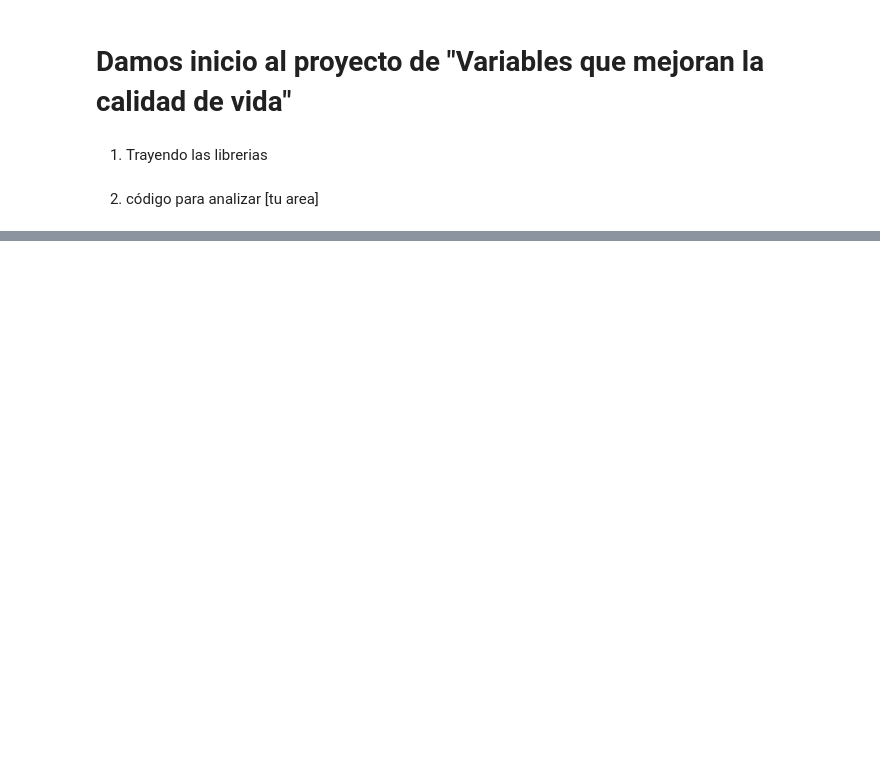
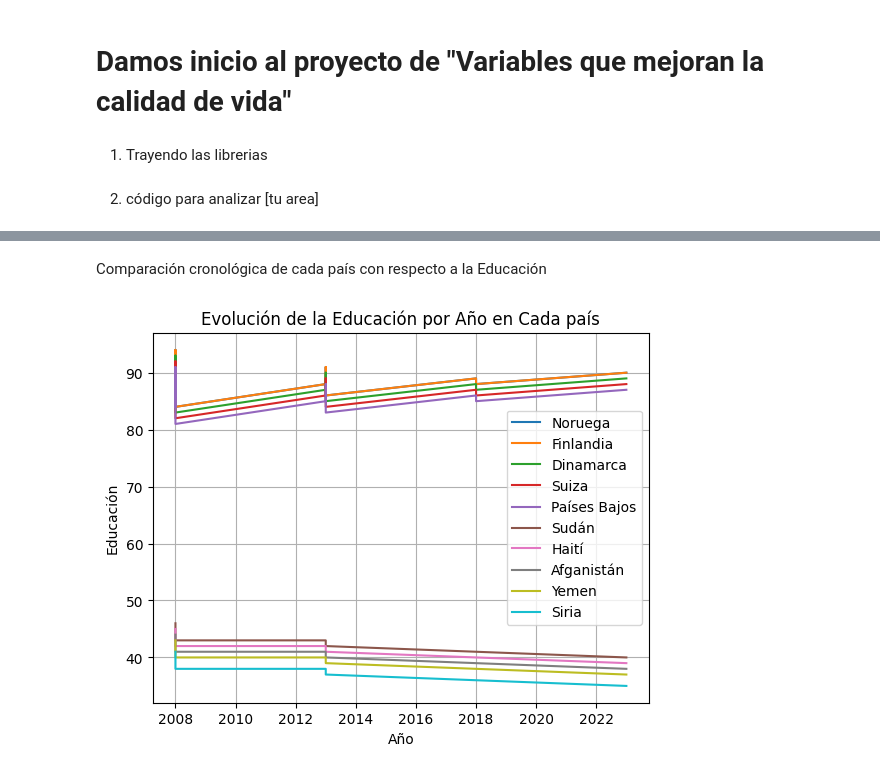
Before and after one commit to VzGabo/hallacas, a Jupyter notebook: proyecto/index.ipynb, the cells around one changed output, grey strips where cells are left out. Saved outputs shown, nothing was run; the diff lists cells and outputs as text; code cells hidden in the pictures; blank space fills up the shorter version.

```diff
--- a/proyecto/index.ipynb
+++ b/proyecto/index.ipynb
@@ -38,0 +79,39 @@ df.head() # Los 10 países a trabajar
+# %% [markdown]
+Comparación cronológica de cada país con respecto a la Educación
+# %%
+class Educación(Data):
+    def educacion_por_año(self):
+        data = self.read_data()
+        if data is None:
+            return None
+
+        # Lista de países a filtrar
+        paises = ['Noruega', 'Finlandia', 'Dinamarca', 'Suiza', 'Países Bajos',
+                  'Sudán', 'Haití', 'Afganistán', 'Yemen', 'Siria']
+
+        datos_filtrados = {}
+
+        for pais in paises:
+            pais_data = data[data['País'] == pais]
+
+            if 'Año' not in pais_data.columns or 'Educación' not in pais_data.columns:
+                print(f"Las columnas 'Año' o 'Educación' no existen en los datos para {pais}.")
+                continue
+
+            datos_filtrados[pais] = pais_data
+
+        #Gráfico de línea
+        for pais, df in datos_filtrados.items():
+            plt.plot(df['Año'], df['Educación'], label=pais)
+        plt.title('Evolución de la Educación por Año en Cada país')
+        plt.xlabel('Año')
+        plt.ylabel('Educación')
+        plt.grid(True)
+        plt.legend()
+        plt.show()
+
+# Ejecutar
+paises = Educación()
+paises.educacion_por_año()
+# %% [output]
+[figure, added]
```
Also changed, not shown: parts of 4 cells of this notebook.
